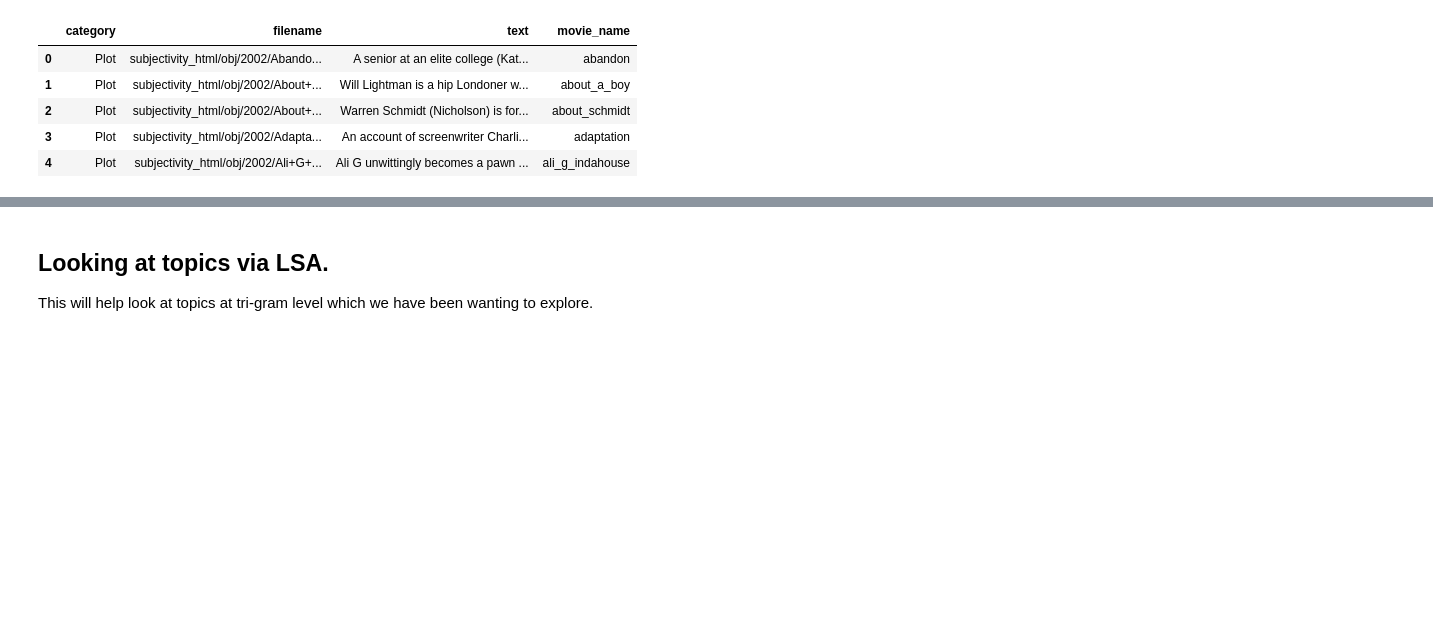
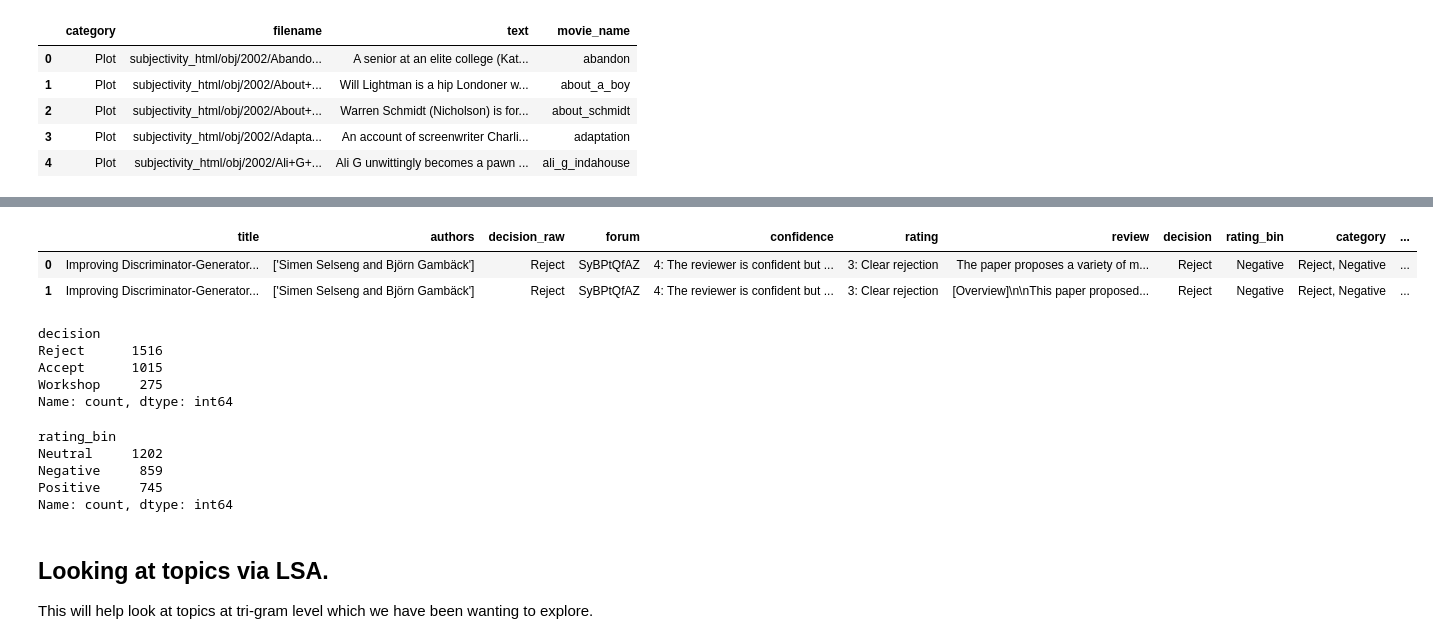
Before and after one commit to mindyng/2023-Business-Projects, a Jupyter notebook: sentiment-analysis-on-llm-chatbots.ipynb, the cells around one changed output, grey strips where cells are left out. Cells and saved outputs as stored; diff of their text form; code cells hidden in the pictures; blank space fills up the shorter version.

```diff
--- a/sentiment-analysis-on-llm-chatbots.ipynb
+++ b/sentiment-analysis-on-llm-chatbots.ipynb
@@ -1807,0 +1840,21 @@ display(IFrame(file_name, width=2000, height=700))
+# %%
+reviews_df = pd.read_csv('https://github.com/JasonKessler/ICLR18ReviewVis/raw/master/iclr2018_reviews.csv.bz2')
+reviews_df['parse'] = reviews_df['review'].apply(st.whitespace_nlp_with_sentences)
+full_corpus = (st.CorpusFromParsedDocuments(reviews_df,
+                                            category_col='category',
+                                            parsed_col='parse',
+                                            #feats_from_spacy_doc=st.PhraseMachinePhrases()
+                                            ).build())
+
+term_ranker = st.OncePerDocFrequencyRanker
+corpus = (full_corpus
+          .keep_only_these_categories(['Accept, Positive', 'Accept, Negative',
+                                       'Reject, Positive', 'Reject, Negative'],
+                                      False)
+          .get_unigram_corpus()
+          .select(st.ClassPercentageCompactor(term_count=5)))
+
+
+priors = (st.PriorFactory(full_corpus, starting_count=0.01)
+          .use_all_categories()
+          .get_priors())
@@ -1808,3 +1898,25 @@ display(IFrame(file_name, width=2000, height=700))
+# %%
+reviews_df.head(2)
+# %% [output]
+|  | title | authors | decision_raw | forum | confidence | rating | review | decision | rating_bin | category | ... |
+| 0 | Improving Discriminator-Generator... | ['Simen Selseng and Björn Gambäck'] | Reject | SyBPtQfAZ | 4: The reviewer is confident but ... | 3: Clear rejection | The paper proposes a variety of m... | Reject | Negative | Reject, Negative | ... |
+| 1 | Improving Discriminator-Generator... | ['Simen Selseng and Björn Gambäck'] | Reject | SyBPtQfAZ | 4: The reviewer is confident but ... | 3: Clear rejection | [Overview]\n\nThis paper proposed... | Reject | Negative | Reject, Negative | ... |
+# %%
+reviews_df['decision'].value_counts()
+# %% [output]
+decision
+Reject      1516
+Accept      1015
+Workshop     275
+Name: count, dtype: int64
+# %%
+reviews_df['rating_bin'].value_counts()
+# %% [output]
+rating_bin
+Neutral     1202
+Negative     859
+Positive     745
+Name: count, dtype: int64
 # %% [markdown]
 ## Looking at topics via LSA.
 This will help look at topics at tri-gram level which we have been wanting to explore.
```
Also changed, not shown: parts of 11 cells of this notebook.
